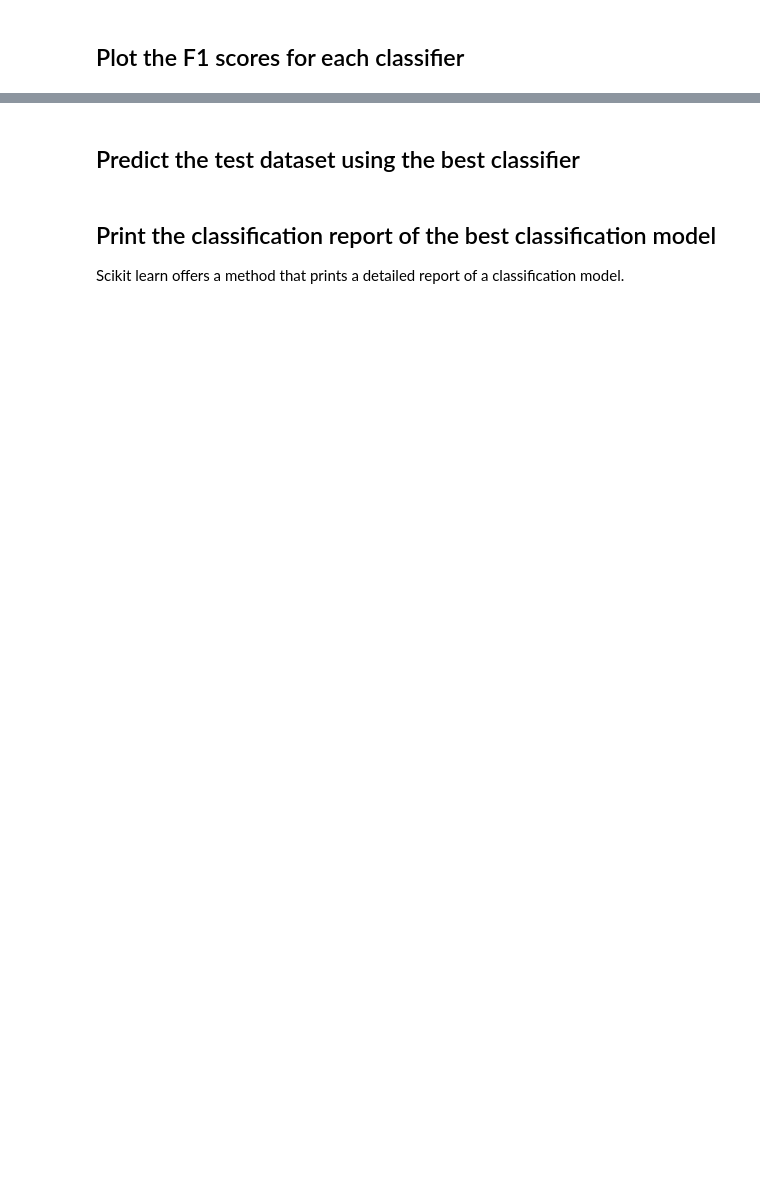
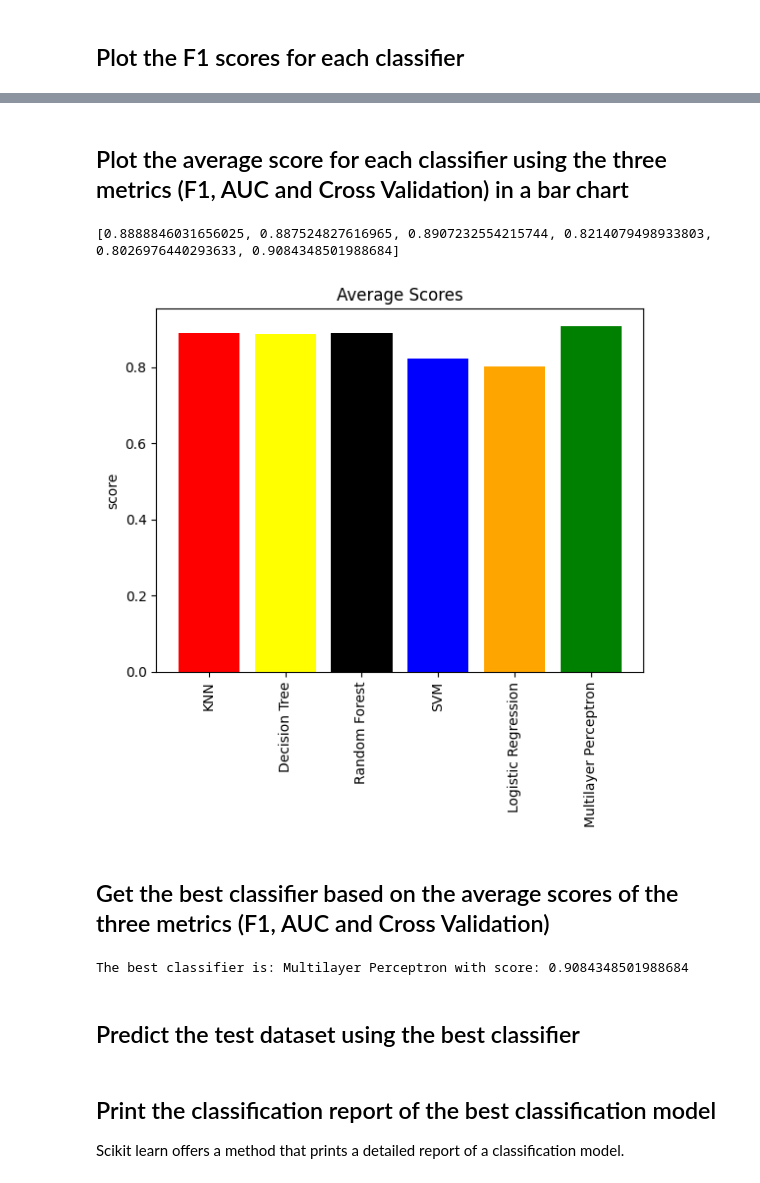
Before and after one commit to angelomorgado/apis-bee-classification, a Jupyter notebook: Projeto_Individual_m12306.ipynb, the cells around one changed output, grey strips where cells are left out. Drawn from its saved outputs; the diff is of its cells as text; code cells hidden in the pictures; blank space fills up the shorter version.

```diff
--- a/Projeto_Individual_m12306.ipynb
+++ b/Projeto_Individual_m12306.ipynb
@@ -236,3 +237,30 @@ plt.show()
+# %% [markdown]
+## Plot the average score for each classifier using the three metrics (F1, AUC and Cross Validation) in a bar chart
+# %%
+# Get the average list between the 3 lists
+avg_scores = []
+for i in range(len(f1_scores)):
+    avg_scores.append((f1_scores[i] + crossVal_score[i] + auc_scores[i]) / 3)
+
+print(avg_scores)
+
+plt.figure()
+plt.title("Average Scores")
+plt.xticks(rotation='vertical')
+plt.ylabel('score')
+plt.bar(classifier_names, avg_scores, color=c, align="center")
+plt.show()
+# %% [output]
+[0.8888846031656025, 0.887524827616965, 0.8907232554215744, 0.8214079498933803, 0.8026976440293633, 0.9084348501988684]
+[figure, added]
+# %% [markdown]
+## Get the best classifier based on the average scores of the three metrics (F1, AUC and Cross Validation)
+# %%
+best_classifier = classifiers[max(range(len(avg_scores)), key=avg_scores.__getitem__)]
+
+print('The best classifier is: ' + classifier_names[max(range(len(avg_scores)), key=avg_scores.__getitem__)] + ' with score: ' + str(avg_scores[max(range(len(avg_scores)), key=avg_scores.__getitem__)]))
+# %% [output]
+The best classifier is: Multilayer Perceptron with score: 0.9084348501988684
 # %% [markdown]
 ## Predict the test dataset using the best classifier
 # %%
```
Also changed, not shown: parts of 16 cells of this notebook, 1 other file.
